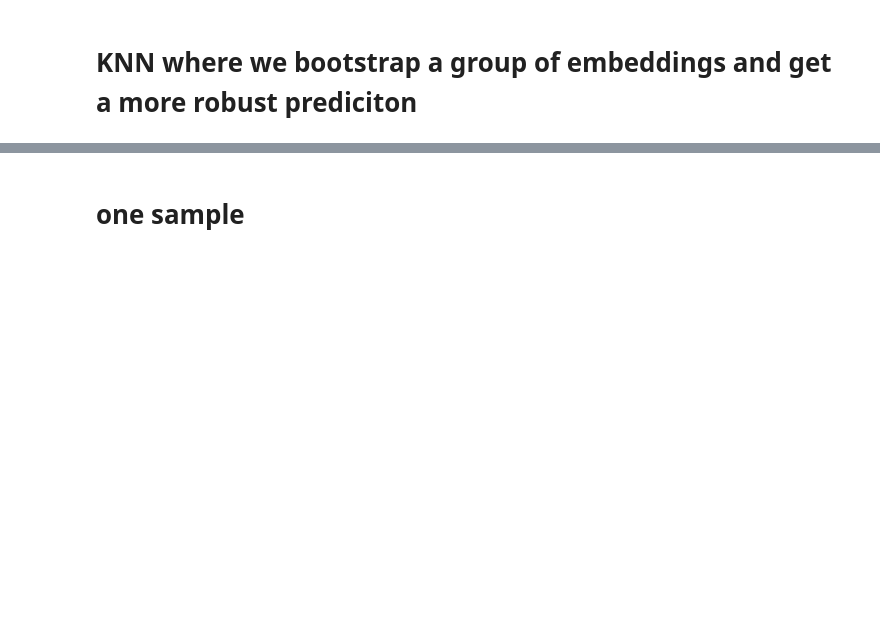
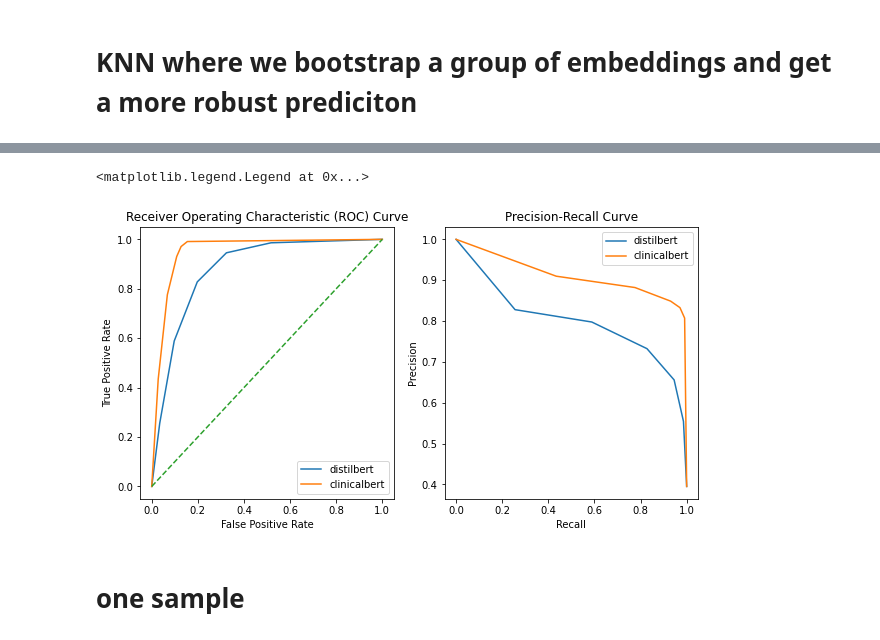
Before and after one commit to Simonlee711/Patient-Like-Me, a Jupyter notebook: plm.ipynb, the cells around one changed output, grey strips where cells are left out. Cells and saved outputs as stored; diff of their text form; code cells hidden in the pictures; blank space fills up the shorter version.

```diff
--- a/plm.ipynb
+++ b/plm.ipynb
@@ -277,6 +279,38 @@ Predictions completed for test data.
 AUROC: 0.95 (95% CI: 0.94-0.96)
 AUPRC: 0.88 (95% CI: 0.86-0.90)
 F1 Score: 0.90 (95% CI: 0.89-0.92)
+# %%
+# distilbert
+fpr, tpr, _ = roc_curve(true, predicted)
+precision, recall, _ = precision_recall_curve(true, predicted)
+
+# clinicalbert
+fpr2, tpr2, _ = roc_curve(true_2, predicted_2)
+precision2, recall2, _ = precision_recall_curve(true_2, predicted_2)
+
+# Plot ROC curve
+plt.figure(figsize=(10, 5))
+plt.subplot(1, 2, 1)
+plt.plot(fpr, tpr, label="distilbert")
+plt.plot(fpr2, tpr2, label="clinicalbert")
+plt.plot([0, 1], [0, 1], linestyle='--')
+plt.xlabel('False Positive Rate')
+plt.ylabel('True Positive Rate')
+plt.title('Receiver Operating Characteristic (ROC) Curve')
+plt.legend()
+
+# Plot Precision-Recall curve
+plt.subplot(1, 2, 2)
+plt.plot(recall, precision, label="distilbert")
+plt.plot(recall2, precision2, label="clinicalbert")
+plt.xlabel('Recall')
+plt.ylabel('Precision')
+plt.title('Precision-Recall Curve')
+
+plt.legend()
+# %% [output]
+<matplotlib.legend.Legend at 0x...>
+[figure, added]
 # %% [markdown]
 # one sample
 # %%
```
Also changed, not shown: parts of 3 cells of this notebook.
